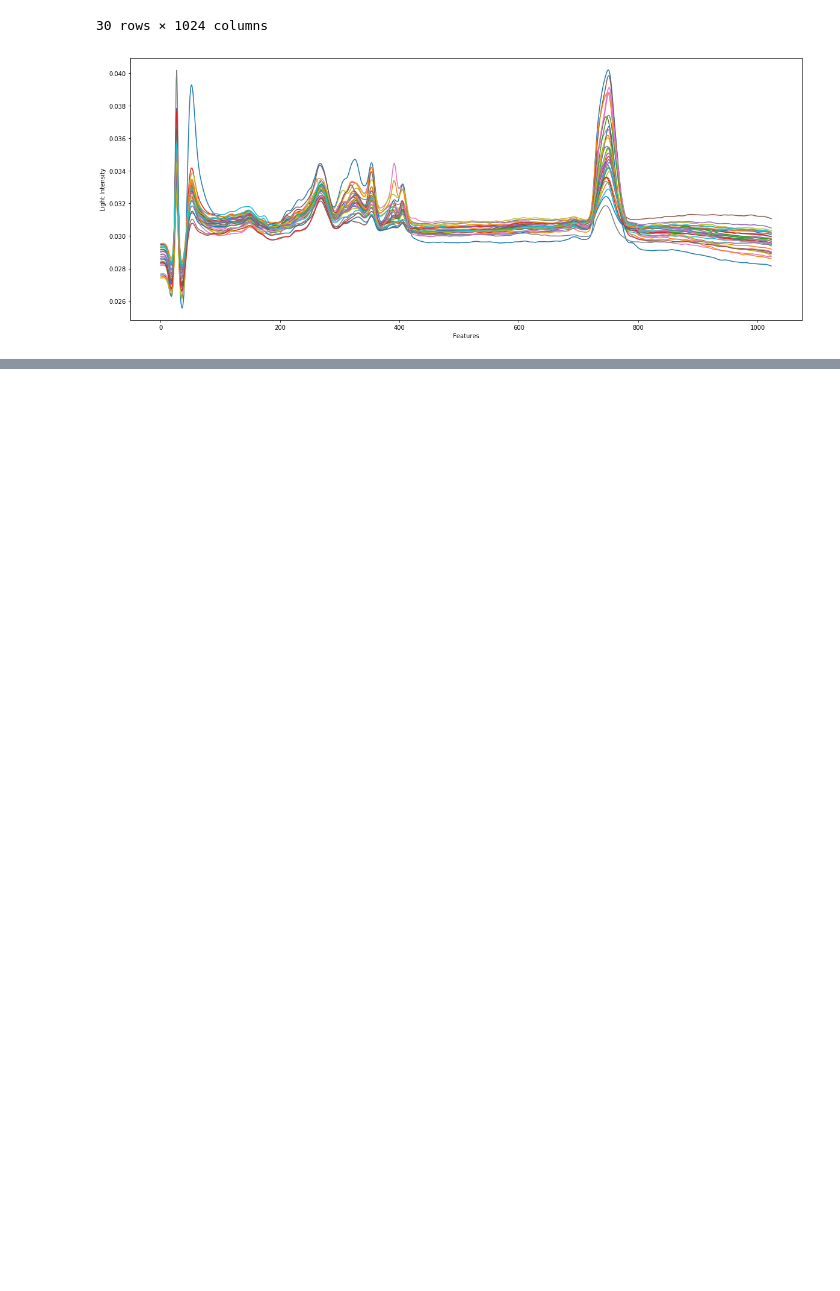
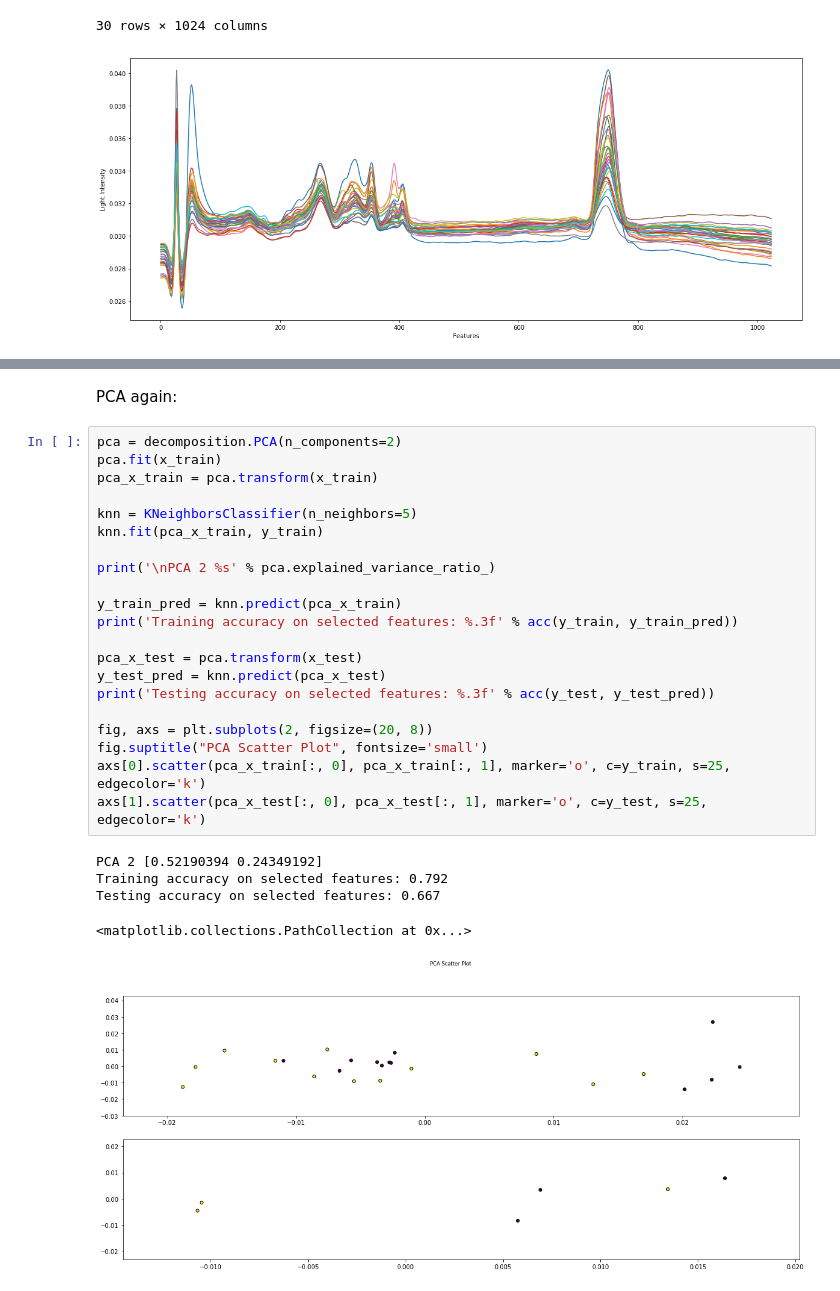
Before and after one commit to Engcompaulo/mestrado, a Jupyter notebook: disciplinas/Estudos_Especiais/notebook/FungusAnalysis.ipynb, the cells around one changed output, grey strips where cells are left out. Saved outputs shown, nothing was run; the diff lists cells and outputs as text; blank space fills up the shorter version.

```diff
--- a/disciplinas/Estudos_Especiais/notebook/FungusAnalysis.ipynb
+++ b/disciplinas/Estudos_Especiais/notebook/FungusAnalysis.ipynb
@@ -133,0 +225,29 @@ for i, (name, row) in enumerate(df3.iterrows()):
+# %% [markdown]
+PCA again:
+# %%
+pca = decomposition.PCA(n_components=2)
+pca.fit(x_train)
+pca_x_train = pca.transform(x_train)
+
+knn = KNeighborsClassifier(n_neighbors=5)
+knn.fit(pca_x_train, y_train)
+
+print('\nPCA 2 %s' % pca.explained_variance_ratio_)
+
+y_train_pred = knn.predict(pca_x_train)
+print('Training accuracy on selected features: %.3f' % acc(y_train, y_train_pred))
+
+pca_x_test = pca.transform(x_test)
+y_test_pred = knn.predict(pca_x_test)
+print('Testing accuracy on selected features: %.3f' % acc(y_test, y_test_pred))
+
+fig, axs = plt.subplots(2, figsize=(20, 8))
+fig.suptitle("PCA Scatter Plot", fontsize='small')
+axs[0].scatter(pca_x_train[:, 0], pca_x_train[:, 1], marker='o', c=y_train, s=25, edgecolor='k')
+axs[1].scatter(pca_x_test[:, 0], pca_x_test[:, 1], marker='o', c=y_test, s=25, edgecolor='k')
+# %% [output]
+PCA 2 [0.52190394 0.24349192]
+Training accuracy on selected features: 0.792
+Testing accuracy on selected features: 0.667
+<matplotlib.collections.PathCollection at 0x...>
+[figure, added]
```
Also changed, not shown: parts of 12 cells of this notebook.
